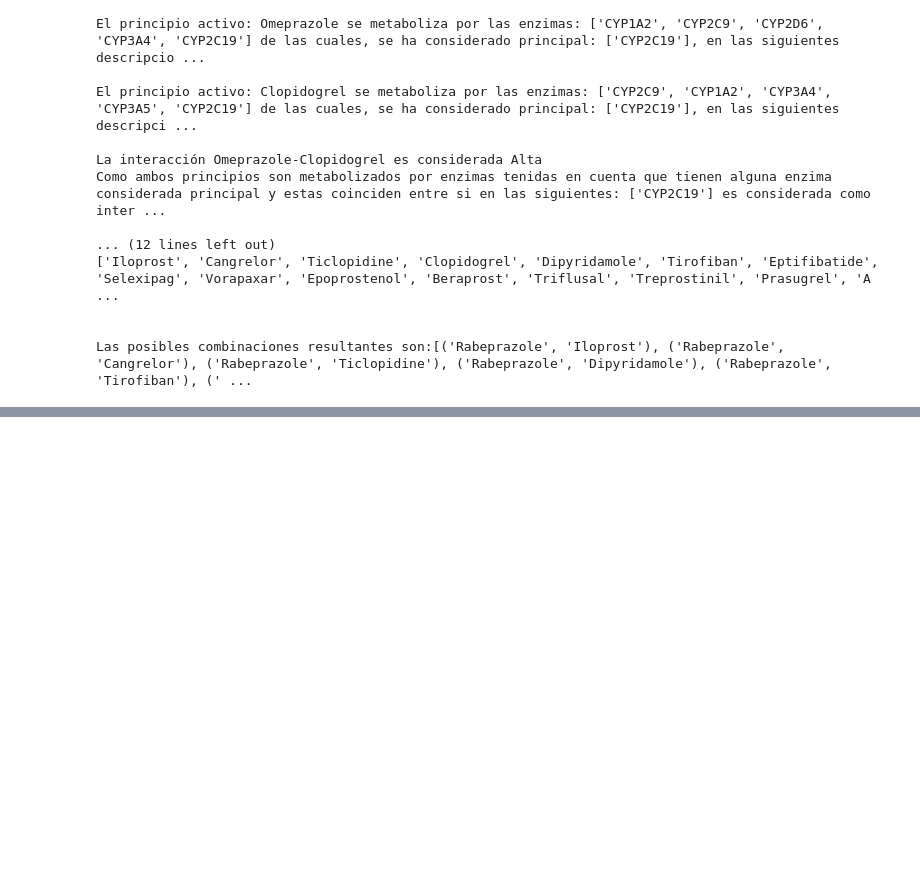
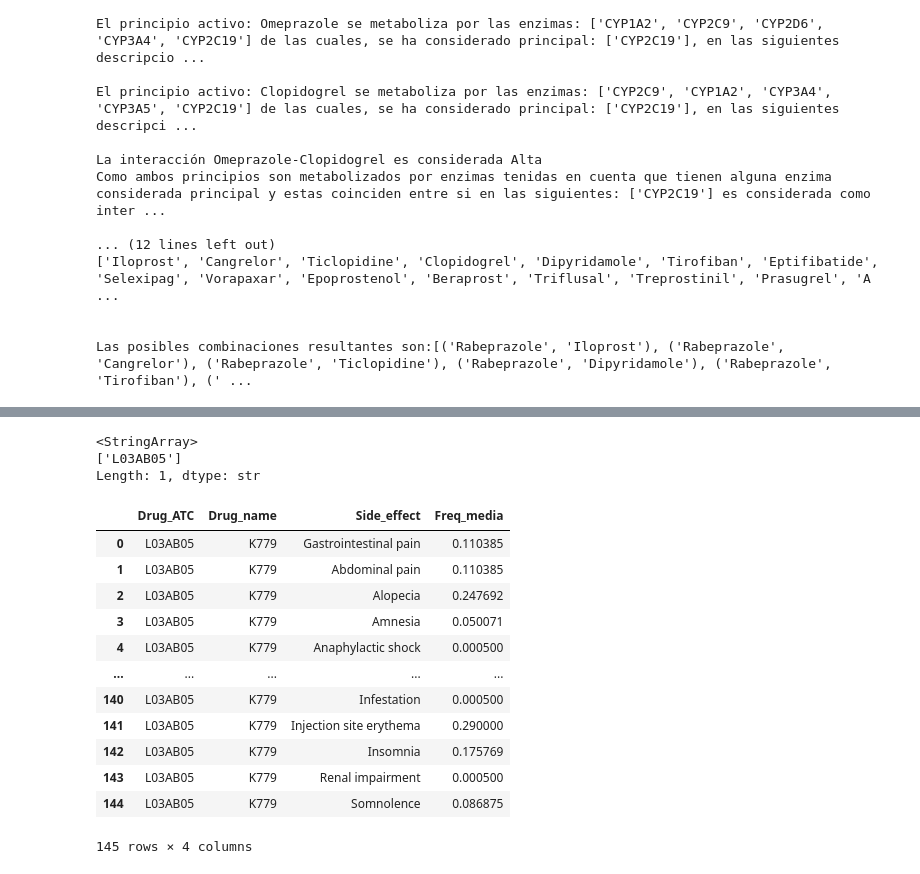
Before and after one commit to CarmenRu/TFG, a Jupyter notebook: Algoritmo DDI.ipynb, the cells around one changed output, grey strips where cells are left out. Saved outputs shown, nothing was run; the diff lists cells and outputs as text; code cells hidden in the pictures; blank space fills up the shorter version.

```diff
--- a/Algoritmo DDI.ipynb
+++ b/Algoritmo DDI.ipynb
@@ -248,0 +265,15 @@ Las posibles combinaciones resultantes son:[('Rabeprazole', 'Iloprost'), ('Rabep
+# %%
+#COSIGO A NTROUDCIR EN TEXTO_EFECTOS ADVERSOS
+a1 = efectos[efectos["Drug_ATC"]=="A16AA01"]
+a2 = efectos[efectos["Drug_ATC"]== "L03AB05"]
+#Concat porque los dos dfs tienen las mismas columnas
+union  = pd.concat([a1, a2], ignore_index=True)
+
+
+df_media = (
+    union.groupby('Side_effect', as_index=False)['Freq_media']
+      .mean()
+).sort_values(by="Freq_media", ascending=False)
+df_media.head(10)
+
+#COMPROBAR QUE NO FALLE SI HAY UN DF VACIO (QUE SUPONGO QUE NO SALGA NULO) NO DA ERROR
@@ -248,0 +294,26 @@ Las posibles combinaciones resultantes son:[('Rabeprazole', 'Iloprost'), ('Rabep
+# %%
+a1 = efectos[efectos["Drug_ATC"]=="56"]
+# %%
+union  = pd.concat([a1, a2], ignore_index=True)
+# %%
+union["Drug_ATC"].unique()
+# %% [output]
+<StringArray>
+['L03AB05']
+Length: 1, dtype: str
+# %%
+union
+# %% [output]
+|  | Drug_ATC | Drug_name | Side_effect | Freq_media |
+| 0 | L03AB05 | K779 | Gastrointestinal pain | 0.110385 |
+| 1 | L03AB05 | K779 | Abdominal pain | 0.110385 |
+| 2 | L03AB05 | K779 | Alopecia | 0.247692 |
+| 3 | L03AB05 | K779 | Amnesia | 0.050071 |
+| 4 | L03AB05 | K779 | Anaphylactic shock | 0.000500 |
+| ... | ... | ... | ... | ... |
+| 140 | L03AB05 | K779 | Infestation | 0.000500 |
+| 141 | L03AB05 | K779 | Injection site erythema | 0.290000 |
+| 142 | L03AB05 | K779 | Insomnia | 0.175769 |
+| 143 | L03AB05 | K779 | Renal impairment | 0.000500 |
+| 144 | L03AB05 | K779 | Somnolence | 0.086875 |
+145 rows × 4 columns
```
Also changed, not shown: parts of 3 cells of this notebook, 1 other file.
